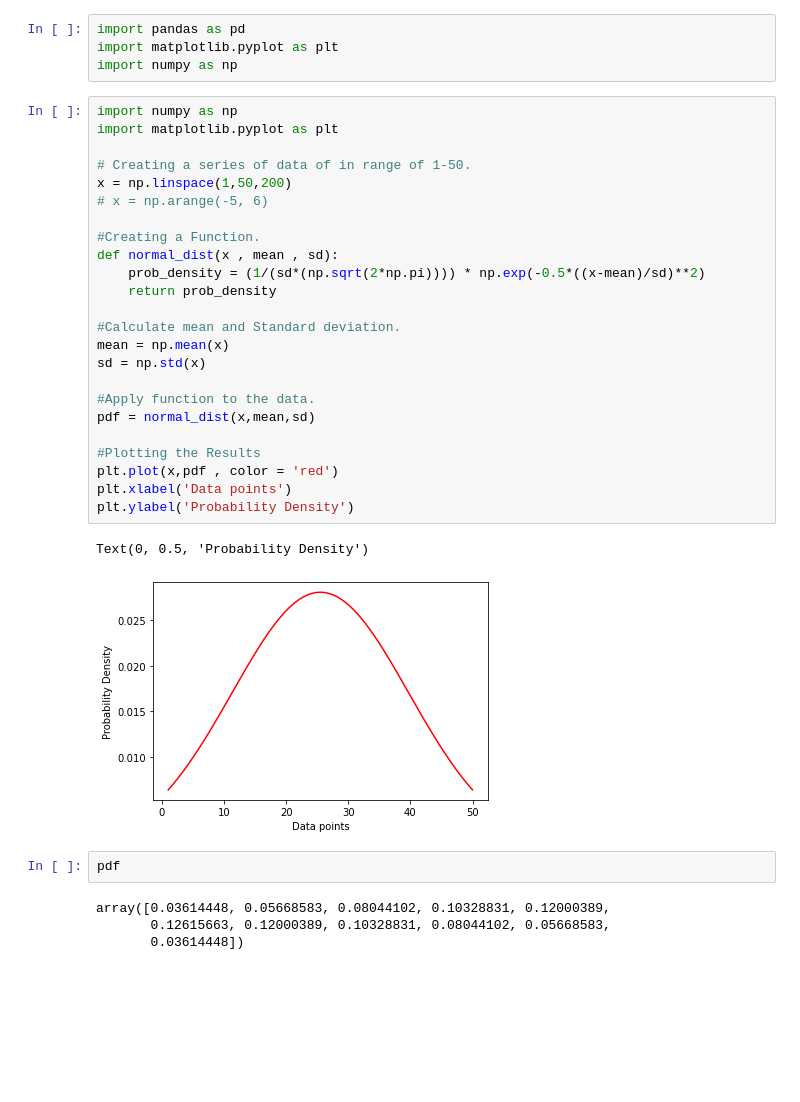
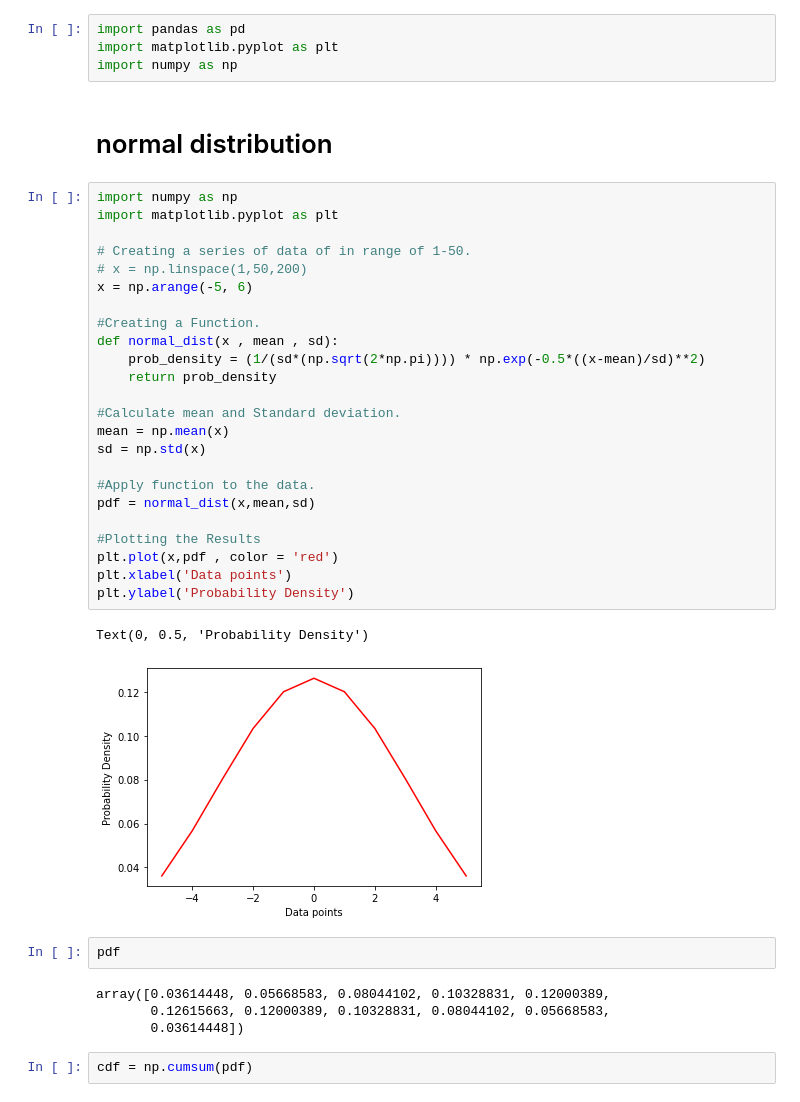
Before and after one commit to sumanth19k/ML_Bootcamp, a Jupyter notebook: Stats/stats.ipynb, the cells around one changed output. Drawn from its saved outputs; the diff is of its cells as text; blank space fills up the shorter version.

```diff
--- a/Stats/stats.ipynb
+++ b/Stats/stats.ipynb
@@ -2,36 +2,40 @@
 import pandas as pd
 import matplotlib.pyplot as plt
 import numpy as np
+# %% [markdown]
+# normal distribution
 # %%
 import numpy as np
 import matplotlib.pyplot as plt
 
 # Creating a series of data of in range of 1-50.
-x = np.linspace(1,50,200)
-# x = np.arange(-5, 6)
+# x = np.linspace(1,50,200)
+x = np.arange(-5, 6)
 
 #Creating a Function.
 def normal_dist(x , mean , sd):
     prob_density = (1/(sd*(np.sqrt(2*np.pi)))) * np.exp(-0.5*((x-mean)/sd)**2)
     return prob_density
 
 #Calculate mean and Standard deviation.
 mean = np.mean(x)
 sd = np.std(x)
 
 #Apply function to the data.
 pdf = normal_dist(x,mean,sd)
 
 #Plotting the Results
 plt.plot(x,pdf , color = 'red')
 plt.xlabel('Data points')
 plt.ylabel('Probability Density')
 # %% [output]
 Text(0, 0.5, 'Probability Density')
-[figure, old version]
+[figure, new version]
 # %%
 pdf
 # %% [output]
 array([0.03614448, 0.05668583, 0.08044102, 0.10328831, 0.12000389,
        0.12615663, 0.12000389, 0.10328831, 0.08044102, 0.05668583,
        0.03614448])
+# %%
+cdf = np.cumsum(pdf)
```
Also changed, not shown: parts of 9 cells of this notebook.
